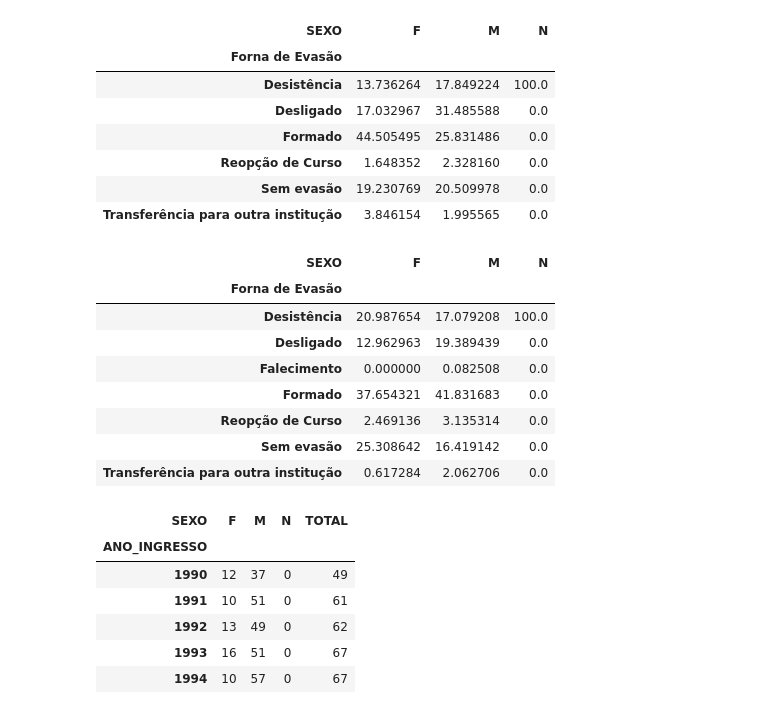
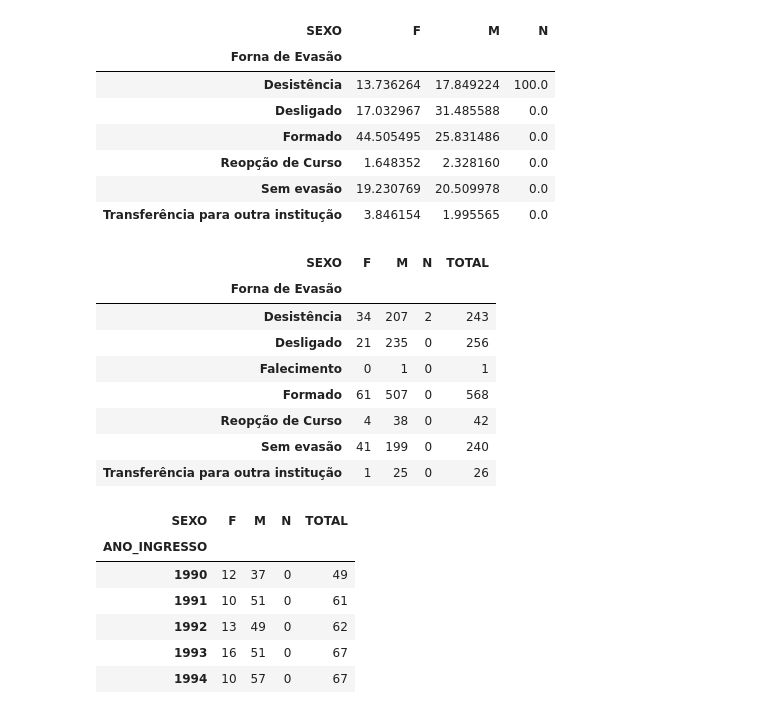
Before and after one commit to ceccoRebeca/mulherescomputacao, a Jupyter notebook: EDA_DadosProplan.ipynb, the cells around one changed output. Drawn from its saved outputs; the diff is of its cells as text; code cells hidden in the pictures.

```diff
--- a/EDA_DadosProplan.ipynb
+++ b/EDA_DadosProplan.ipynb
@@ -6,2 +5,3 @@ import seaborn as sns
 # %%
-df = pd.read_csv("/content/drive/MyDrive/Classroom/Computação Educacional/Mulheres na CComp/DadosRebeca.csv")
+path = "/content/drive/MyDrive/Classroom/Computação Educacional/Mulheres na CComp/DadosRebeca.csv"
+df = pd.read_csv(path)
@@ -146,17 +106,17 @@ tabper_evasao_cie
 | Transferência para outra institução | 3.846154 | 1.995565 | 0.0 |
 # %%
 tab_evasao_eng, tabper_evasao_eng = crosstabper(df_eng,"Forna de Evasão")
-tabper_evasao_eng
+tab_evasao_eng
 # %% [output]
-| SEXO | F | M | N |
-| Forna de Evasão |  |  |  |
-| Desistência | 20.987654 | 17.079208 | 100.0 |
-| Desligado | 12.962963 | 19.389439 | 0.0 |
-| Falecimento | 0.000000 | 0.082508 | 0.0 |
-| Formado | 37.654321 | 41.831683 | 0.0 |
-| Reopção de Curso | 2.469136 | 3.135314 | 0.0 |
-| Sem evasão | 25.308642 | 16.419142 | 0.0 |
-| Transferência para outra institução | 0.617284 | 2.062706 | 0.0 |
+| SEXO | F | M | N | TOTAL |
+| Forna de Evasão |  |  |  |  |
+| Desistência | 34 | 207 | 2 | 243 |
+| Desligado | 21 | 235 | 0 | 256 |
+| Falecimento | 0 | 1 | 0 | 1 |
+| Formado | 61 | 507 | 0 | 568 |
+| Reopção de Curso | 4 | 38 | 0 | 42 |
+| Sem evasão | 41 | 199 | 0 | 240 |
+| Transferência para outra institução | 1 | 25 | 0 | 26 |
 # %%
 tab_ano, tabper_ano = crosstabper(df,"ANO_INGRESSO")
 tab_ano
```
Also changed, not shown: parts of 10 cells of this notebook, 1 other file.
